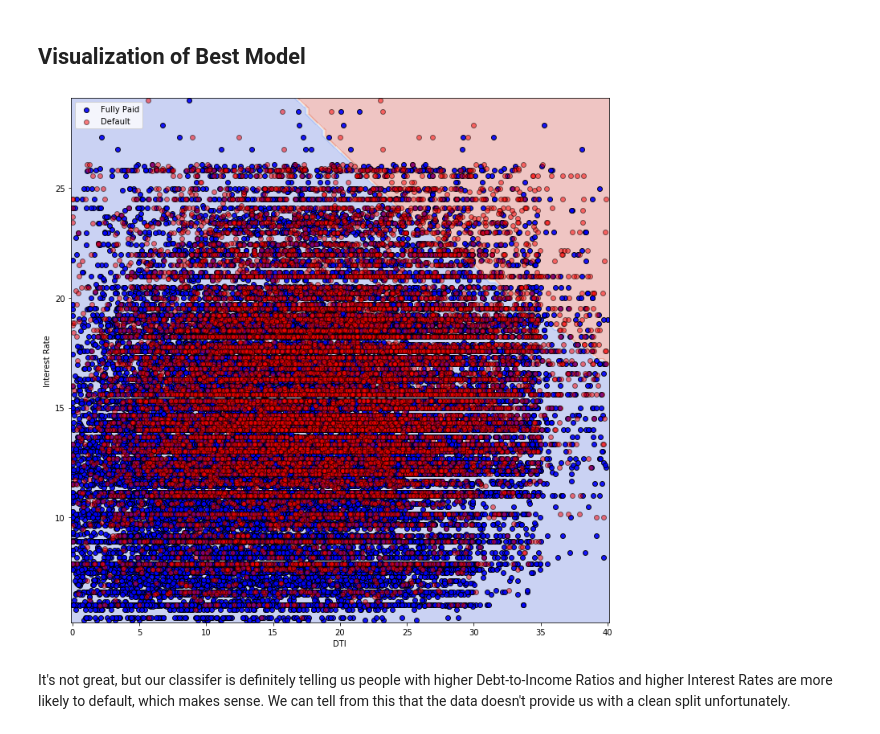
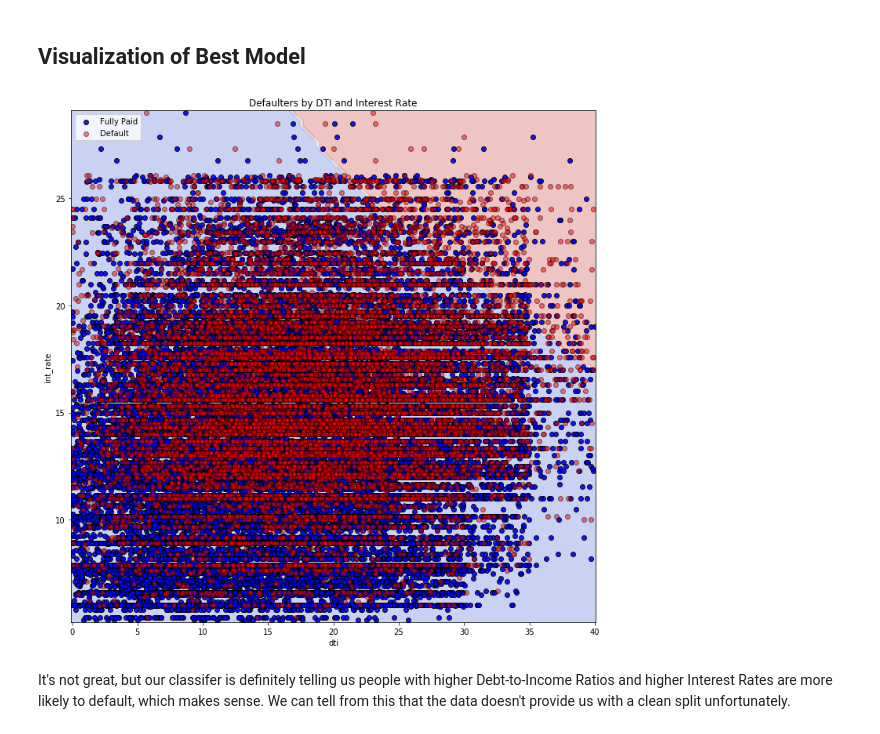
Before and after one commit to bfitzpa5/Metis_Projects, a Jupyter notebook: 03-mcnulty/mcnulty_modeling.ipynb, the cells around one changed output. Saved outputs shown, nothing was run; the diff lists cells and outputs as text; code cells hidden in the pictures.

```diff
--- a/03-mcnulty/mcnulty_modeling.ipynb
+++ b/03-mcnulty/mcnulty_modeling.ipynb
@@ -64,4 +45,4 @@ def mcnulty_preprocessing():
 # %%
-df = mcnulty_preprocessing()
+df = mcu.mcnulty_preprocessing()
 # %% [output]
 Initiating MAXIMUM data munging power
@@ -329,14 +164,17 @@ def plot_estimator(estimator, X, y):
 # %%
 features = ['dti', 'int_rate']
+dependent = 'default'
 X, y = df.loc[:, features], df.loc[:, dependent]
 X_train, X_test, y_train, y_test = train_test_split(X, y, test_size=0.2, random_state=11,
                                                     stratify=y)
 degree = 2
-clf = clf_pipeline(LogisticRegression(), features, degree)
+clf = mcu.clf_pipeline(LogisticRegression(), features, degree)
 clf.fit(X_train, y_train)
-plot_estimator(clf, X_test,y_test)
+ax = mcu.plot_estimator(clf, X_test,y_test)
+ax.set(title='Defaulters by DTI and Interest Rate')
+plt.show()
 # %% [output]
-[figure, old version]
+[figure, new version]
 # %% [markdown]
 It's not great, but our classifer is definitely telling us people with higher Debt-to-Income Ratios and higher Interest Rates are more likely to default, which makes sense. We can tell from this that the data doesn't provide us with a clean split unfortunately.
 # %% [markdown]
```
Also changed, not shown: parts of 18 cells of this notebook, 1 other file.
